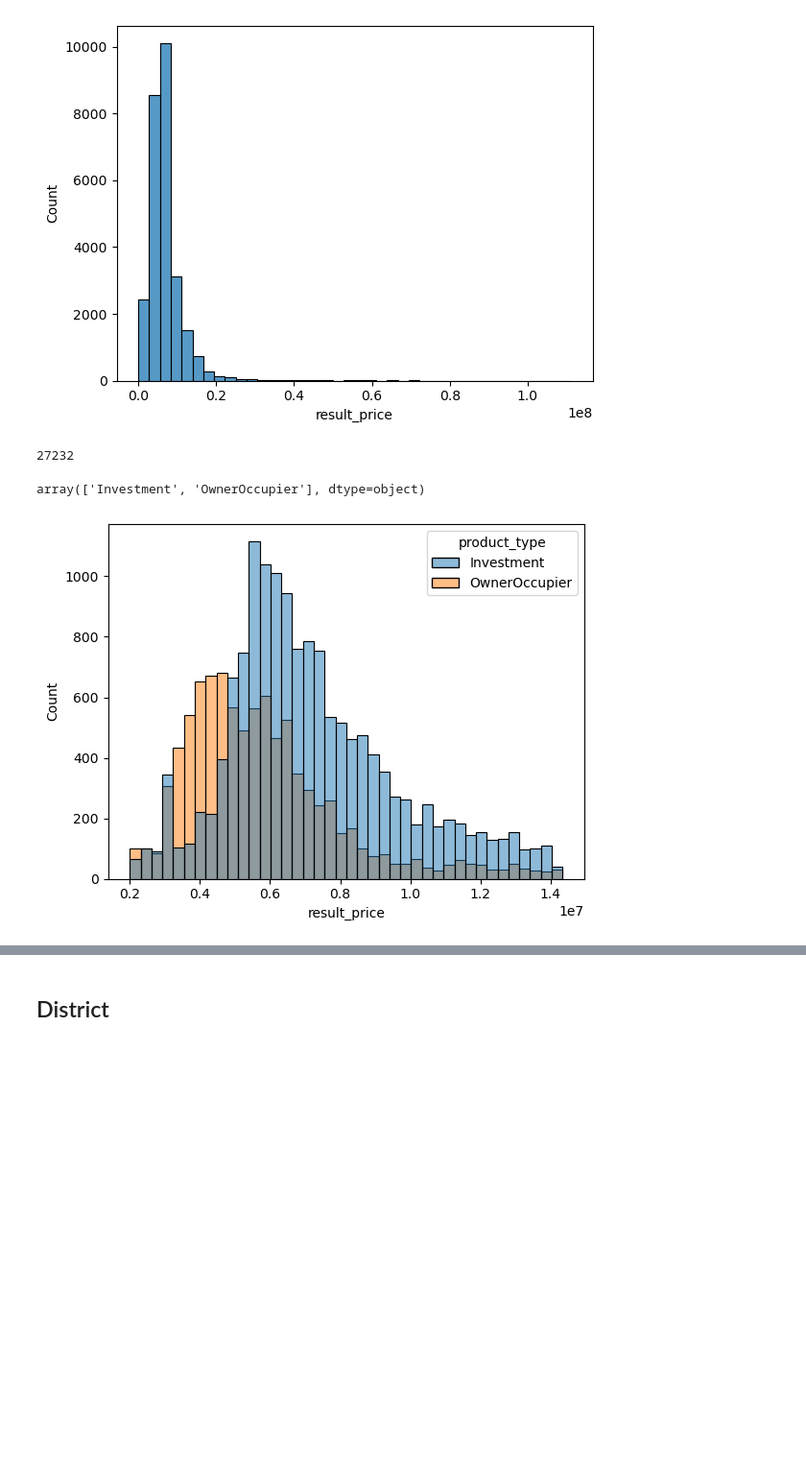
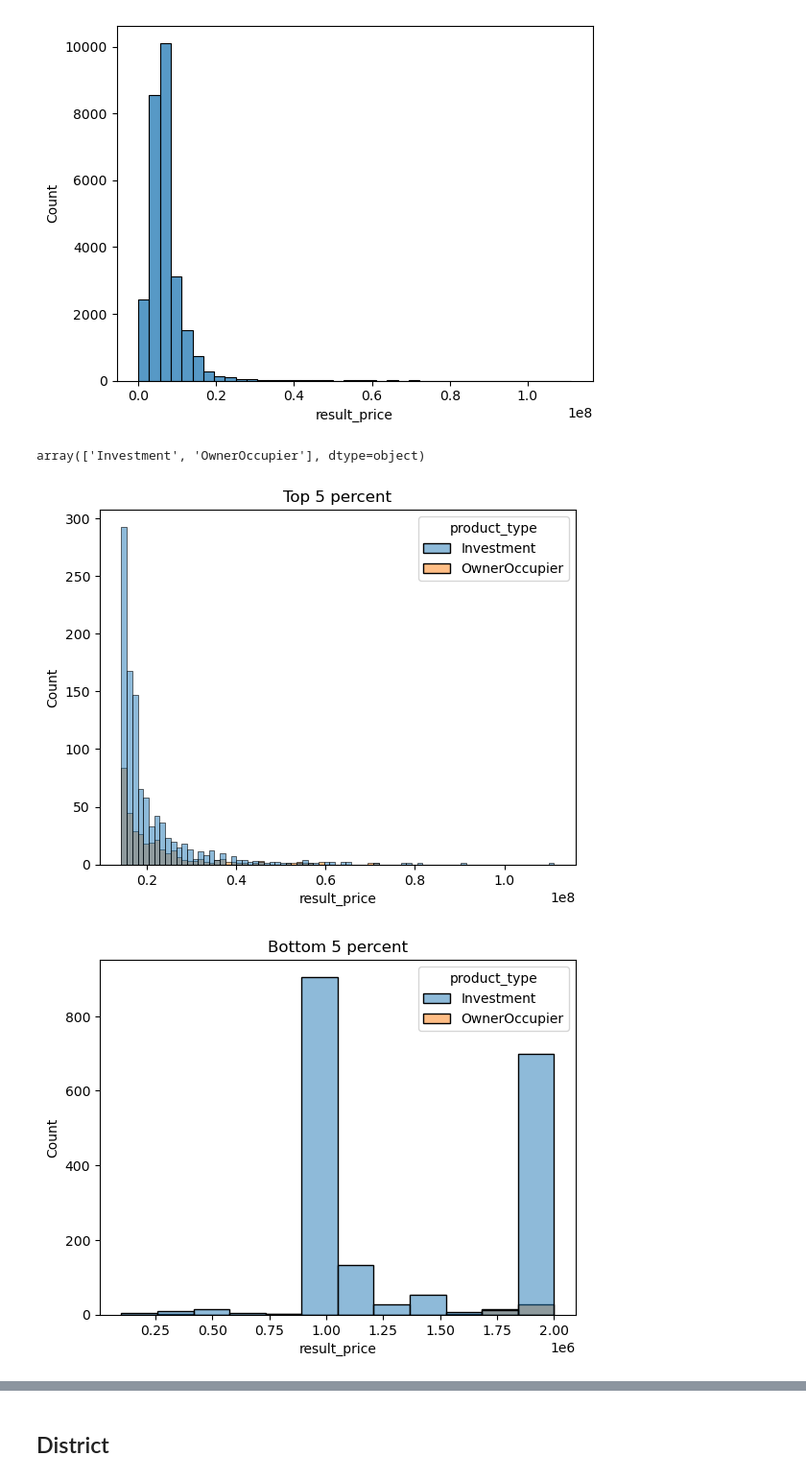
Before and after one commit to grach0v/AI_Masters, a Jupyter notebook: Machine_Learning_2/kaggle_comp_1/main.ipynb, the cells around one changed output, grey strips where cells are left out. Shown at 96% size. Drawn from its saved outputs; the diff is of its cells as text; code cells hidden in the pictures; blank space fills up the shorter version.

```diff
--- a/Machine_Learning_2/kaggle_comp_1/main.ipynb
+++ b/Machine_Learning_2/kaggle_comp_1/main.ipynb
@@ -35,7 +35,3 @@ sns.histplot(
 plt.show()
 # %% [output]
 [figure]
-# %%
-len(train_df)
-# %% [output]
-27232
@@ -49,17 +39,36 @@ train_df = train_df[train_df[target] > train_df[target].quantile(0.05)]
 train_df['product_type'].unique()
 # %% [output]
 array(['Investment', 'OwnerOccupier'], dtype=object)
-# %%
-sns.histplot(
-    data=train_df,
-    x=target,
-    bins=40,
-    hue='product_type'
-)
-
-# for i in [1, 2, 3, 4]:
-#     plt.axvline(i * 1e6, color='red')
-
-plt.show()
-# %% [output]
-[figure, removed]
+# %%
+too_high_ids = (train_df[target] > train_df[target].quantile(0.95))
+too_low_ids = (train_df[target] <= train_df[target].quantile(0.05))
+
+plt.title('Top 5 percent')
+sns.histplot(
+    data=train_df[too_high_ids],
+    x=target,
+    # bins=40,
+    hue='product_type'
+)
+plt.show()
+
+plt.title('Bottom 5 percent')
+sns.histplot(
+    data=train_df[too_low_ids],
+    x=target,
+    # bins=40,
+    hue='product_type'
+)
+plt.show()
+
+plt.title('Middle 90%')
+sns.histplot(
+    data=train_df[~too_low_ids & ~too_high_ids],
+    x=target,
+    bins=40,
+    hue='product_type'
+)
+plt.show()
+# %% [output]
+[figure, added]
+[figure, added]
```
Also changed, not shown: parts of 108 cells of this notebook.
